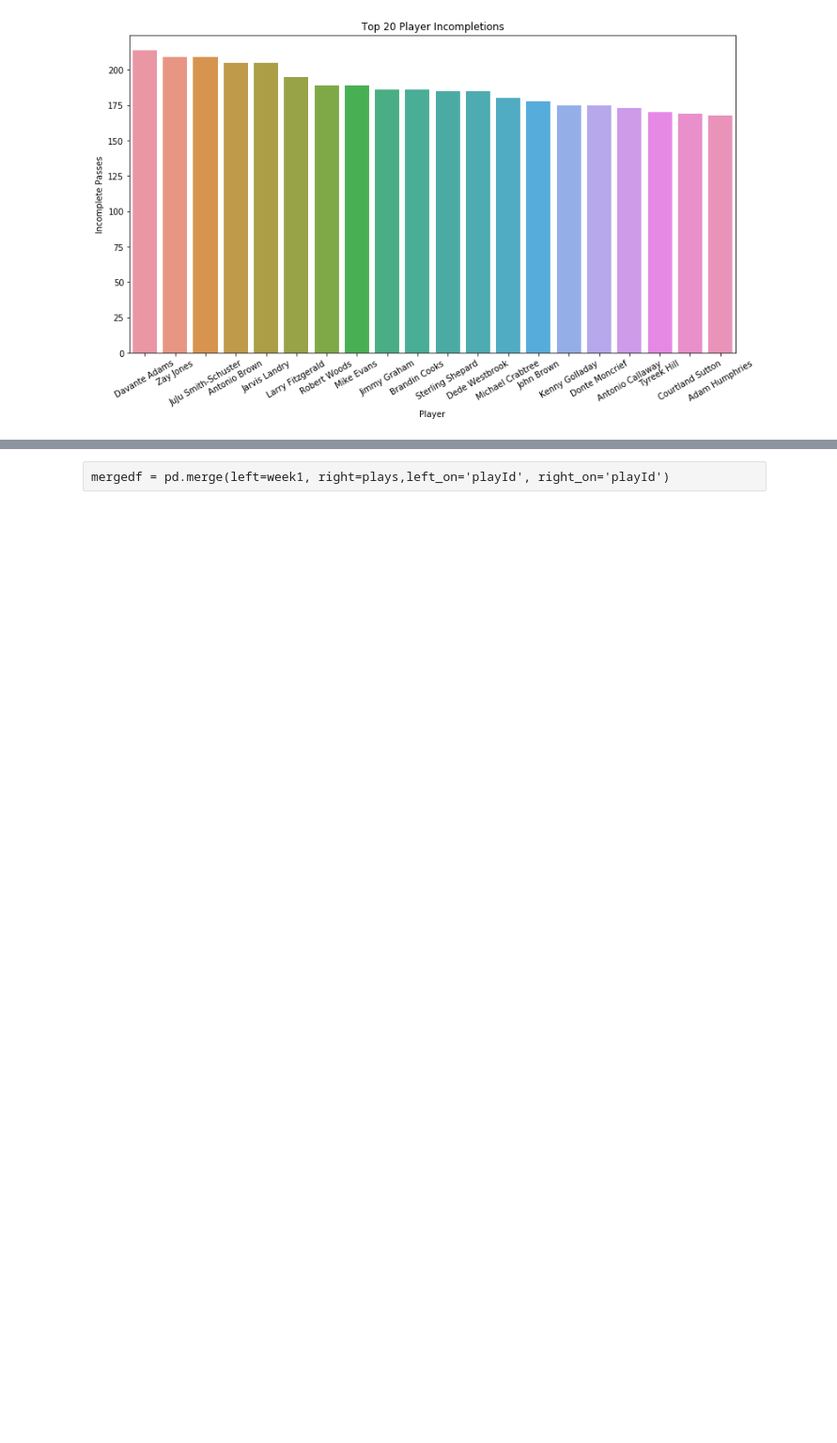
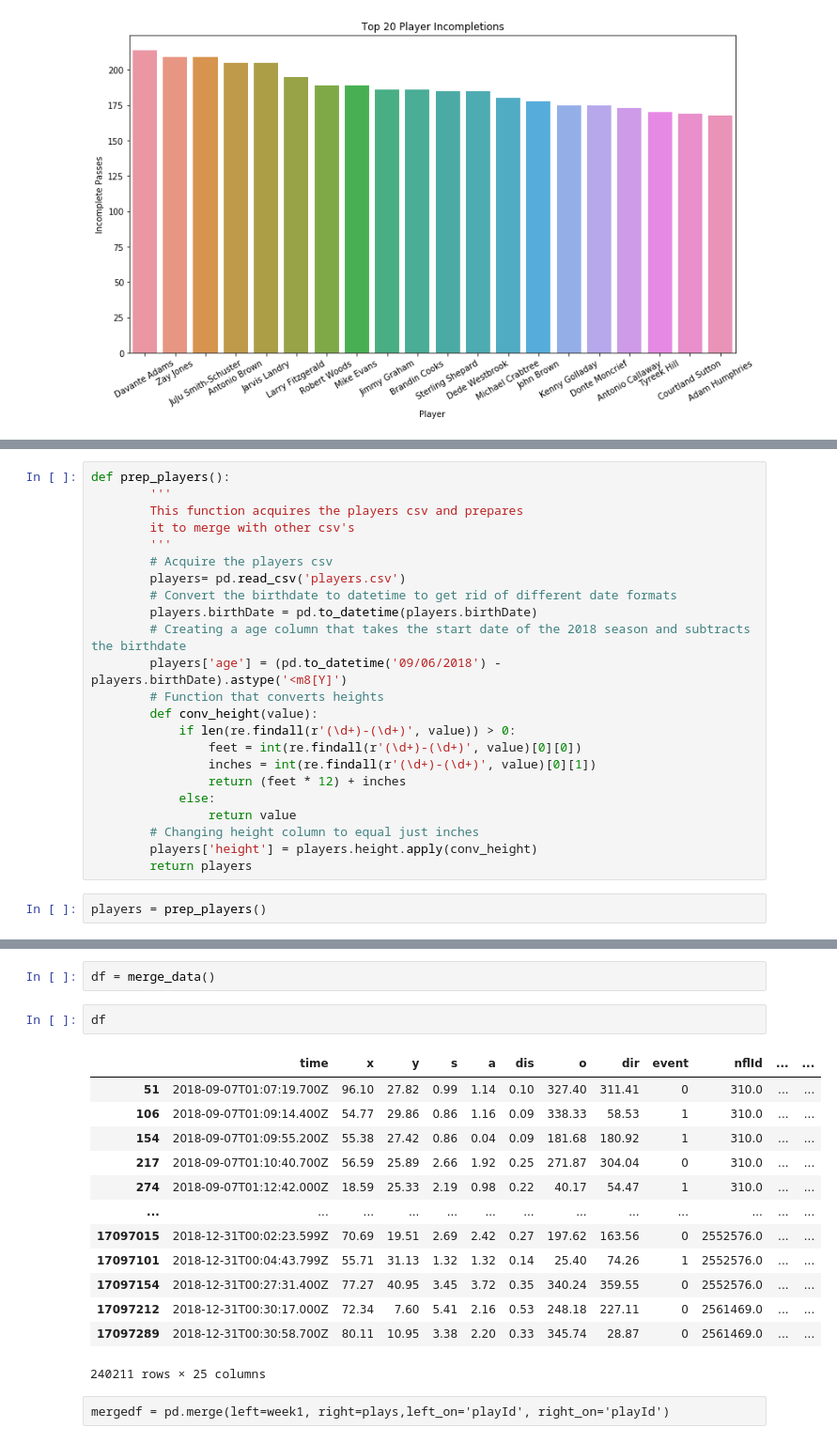
Before and after one commit to Fourth-and-Four/NFL-Big-Data-Bowl-2021, a Jupyter notebook: weeks_scratch.ipynb, the cells around one changed output, grey strips where cells are left out. Shown at 94% size. Cells and saved outputs as stored; diff of their text form; blank space fills up the shorter version.

```diff
--- a/weeks_scratch.ipynb
+++ b/weeks_scratch.ipynb
@@ -470,0 +612,25 @@ plays
+# %%
+def prep_players():
+        '''
+        This function acquires the players csv and prepares
+        it to merge with other csv's
+        '''
+        # Acquire the players csv
+        players= pd.read_csv('players.csv')
+        # Convert the birthdate to datetime to get rid of different date formats
+        players.birthDate = pd.to_datetime(players.birthDate)
+        # Creating a age column that takes the start date of the 2018 season and subtracts the birthdate
+        players['age'] = (pd.to_datetime('09/06/2018') - players.birthDate).astype('<m8[Y]')
+        # Function that converts heights
+        def conv_height(value):
+            if len(re.findall(r'(\d+)-(\d+)', value)) > 0:
+                feet = int(re.findall(r'(\d+)-(\d+)', value)[0][0])
+                inches = int(re.findall(r'(\d+)-(\d+)', value)[0][1])
+                return (feet * 12) + inches
+            else:
+                return value
+        # Changing height column to equal just inches
+        players['height'] = players.height.apply(conv_height)
+        return players
+# %%
+players = prep_players()
@@ -471,3 +740,21 @@ plays
+# %%
+df = merge_data()
+# %%
+df
+# %% [output]
+|  | time | x | y | s | a | dis | o | dir | event | nflId | ... | ... |
+| 51 | 2018-09-07T01:07:19.700Z | 96.10 | 27.82 | 0.99 | 1.14 | 0.10 | 327.40 | 311.41 | 0 | 310.0 | ... | ... |
+| 106 | 2018-09-07T01:09:14.400Z | 54.77 | 29.86 | 0.86 | 1.16 | 0.09 | 338.33 | 58.53 | 1 | 310.0 | ... | ... |
+| 154 | 2018-09-07T01:09:55.200Z | 55.38 | 27.42 | 0.86 | 0.04 | 0.09 | 181.68 | 180.92 | 1 | 310.0 | ... | ... |
+| 217 | 2018-09-07T01:10:40.700Z | 56.59 | 25.89 | 2.66 | 1.92 | 0.25 | 271.87 | 304.04 | 0 | 310.0 | ... | ... |
+| 274 | 2018-09-07T01:12:42.000Z | 18.59 | 25.33 | 2.19 | 0.98 | 0.22 | 40.17 | 54.47 | 1 | 310.0 | ... | ... |
+| ... | ... | ... | ... | ... | ... | ... | ... | ... | ... | ... | ... | ... |
+| 17097015 | 2018-12-31T00:02:23.599Z | 70.69 | 19.51 | 2.69 | 2.42 | 0.27 | 197.62 | 163.56 | 0 | 2552576.0 | ... | ... |
+| 17097101 | 2018-12-31T00:04:43.799Z | 55.71 | 31.13 | 1.32 | 1.32 | 0.14 | 25.40 | 74.26 | 1 | 2552576.0 | ... | ... |
+| 17097154 | 2018-12-31T00:27:31.400Z | 77.27 | 40.95 | 3.45 | 3.72 | 0.35 | 340.24 | 359.55 | 0 | 2552576.0 | ... | ... |
+| 17097212 | 2018-12-31T00:30:17.000Z | 72.34 | 7.60 | 5.41 | 2.16 | 0.53 | 248.18 | 227.11 | 0 | 2561469.0 | ... | ... |
+| 17097289 | 2018-12-31T00:30:58.700Z | 80.11 | 10.95 | 3.38 | 2.20 | 0.33 | 345.74 | 28.87 | 0 | 2561469.0 | ... | ... |
+240211 rows × 25 columns
 # %% [raw]
 mergedf = pd.merge(left=week1, right=plays,left_on='playId', right_on='playId')
 # %% [raw]
```
Also changed, not shown: parts of 8 cells of this notebook.
